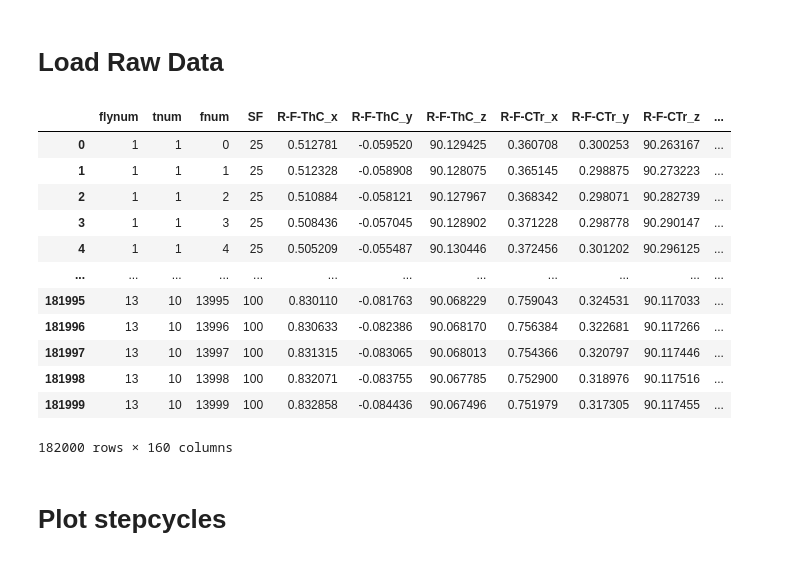
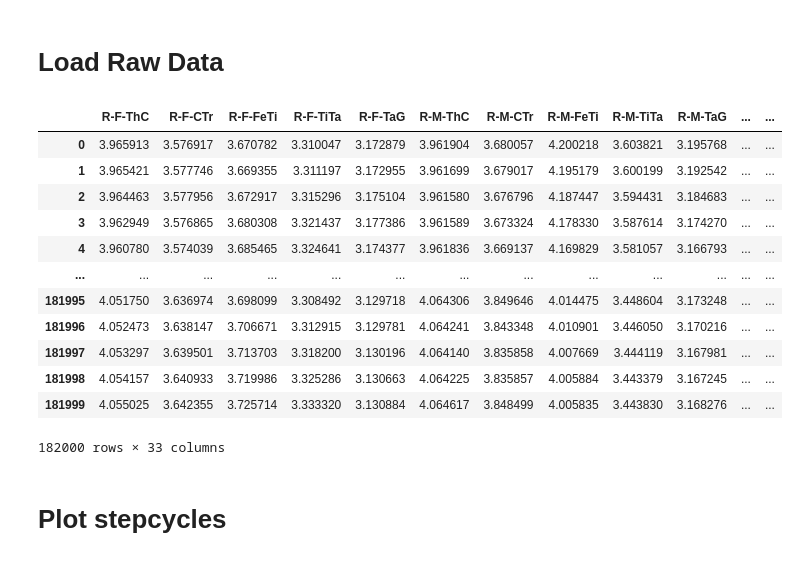
Before and after one commit to bidaye-lab/kinematics_analysis, a Jupyter notebook: data_visualization.ipynb, the cells around one changed output. Cells and saved outputs as stored; diff of their text form; code cells hidden in the pictures.

```diff
--- a/data_visualization.ipynb
+++ b/data_visualization.ipynb
@@ -13,44 +10,59 @@ dfs = pd.read_hdf('./data/Ballsystem_LegKinematics_DataStructures/P9_BPN/alldata
+# %%
+# load HDF file
+dfs = pd.read_hdf('./data/Ballsystem_LegKinematics_DataStructures/P9_BPN/alldata_V3.h5')
+
+# centers of the ball for each df in dfs
+l_ball_c = [
+    np.array([]),
+    np.array([-5.75194107e-02, 4.08134419e+00, 9.06406343e+01]), # P9RT
+    np.array([-3.60054343e-02, 3.83575489e+00, 9.06335406e+01]), # P9LT
+]
 # %%
-# select some fly
-n_fly = 2 # 0: BPN, 1: P9 right, 2: P9 left
-df = dfs.loc[n_fly, 'flydata']
+# select one dataset
+neuron = 2 # 0: BPN, 1: P9 right, 2: P9 left
+
+df = dfs.loc[neuron, 'flydata']
+ball_c = l_ball_c[neuron]
 
 # some sets of columns
 c_xyz = [c for c in df.columns if c[-2:] in ['_x', '_y', '_z']]
 c_tag = [ c for c in c_xyz if 'TaG_' in c ]
 c_ball = [ 'x_vel', 'y_vel', 'z_vel' ]
 
 leg2step = {
     'R-F': 'R1',
     'R-M': 'R2',
     'R-H': 'R3',
     'L-F': 'L1',
     'L-M': 'L2',
     'L-H': 'L3',}
 
 leg2step = {
     'R-F': 'L1',
     'R-M': 'L2',
     'R-H': 'L3',
     'L-F': 'R1',
     'L-M': 'R2',
     'L-H': 'R3',}
 
 df_raw = df
 df_raw
+
+df_d = utl.dist_from_center(df_raw, ball_c)
+df_d
 # %% [output]
-|  | flynum | tnum | fnum | SF | R-F-ThC_x | R-F-ThC_y | R-F-ThC_z | R-F-CTr_x | R-F-CTr_y | R-F-CTr_z | ... |
-| 0 | 1 | 1 | 0 | 25 | 0.512781 | -0.059520 | 90.129425 | 0.360708 | 0.300253 | 90.263167 | ... |
-| 1 | 1 | 1 | 1 | 25 | 0.512328 | -0.058908 | 90.128075 | 0.365145 | 0.298875 | 90.273223 | ... |
-| 2 | 1 | 1 | 2 | 25 | 0.510884 | -0.058121 | 90.127967 | 0.368342 | 0.298071 | 90.282739 | ... |
-| 3 | 1 | 1 | 3 | 25 | 0.508436 | -0.057045 | 90.128902 | 0.371228 | 0.298778 | 90.290147 | ... |
-| 4 | 1 | 1 | 4 | 25 | 0.505209 | -0.055487 | 90.130446 | 0.372456 | 0.301202 | 90.296125 | ... |
-| ... | ... | ... | ... | ... | ... | ... | ... | ... | ... | ... | ... |
-| 181995 | 13 | 10 | 13995 | 100 | 0.830110 | -0.081763 | 90.068229 | 0.759043 | 0.324531 | 90.117033 | ... |
-| 181996 | 13 | 10 | 13996 | 100 | 0.830633 | -0.082386 | 90.068170 | 0.756384 | 0.322681 | 90.117266 | ... |
-| 181997 | 13 | 10 | 13997 | 100 | 0.831315 | -0.083065 | 90.068013 | 0.754366 | 0.320797 | 90.117446 | ... |
-| 181998 | 13 | 10 | 13998 | 100 | 0.832071 | -0.083755 | 90.067785 | 0.752900 | 0.318976 | 90.117516 | ... |
-| 181999 | 13 | 10 | 13999 | 100 | 0.832858 | -0.084436 | 90.067496 | 0.751979 | 0.317305 | 90.117455 | ... |
+|  | R-F-ThC | R-F-CTr | R-F-FeTi | R-F-TiTa | R-F-TaG | R-M-ThC | R-M-CTr | R-M-FeTi | R-M-TiTa | R-M-TaG | ... | ... |
+| 0 | 3.965913 | 3.576917 | 3.670782 | 3.310047 | 3.172879 | 3.961904 | 3.680057 | 4.200218 | 3.603821 | 3.195768 | ... | ... |
+| 1 | 3.965421 | 3.577746 | 3.669355 | 3.311197 | 3.172955 | 3.961699 | 3.679017 | 4.195179 | 3.600199 | 3.192542 | ... | ... |
+| 2 | 3.964463 | 3.577956 | 3.672917 | 3.315296 | 3.175104 | 3.961580 | 3.676796 | 4.187447 | 3.594431 | 3.184683 | ... | ... |
+| 3 | 3.962949 | 3.576865 | 3.680308 | 3.321437 | 3.177386 | 3.961589 | 3.673324 | 4.178330 | 3.587614 | 3.174270 | ... | ... |
+| 4 | 3.960780 | 3.574039 | 3.685465 | 3.324641 | 3.174377 | 3.961836 | 3.669137 | 4.169829 | 3.581057 | 3.166793 | ... | ... |
+| ... | ... | ... | ... | ... | ... | ... | ... | ... | ... | ... | ... | ... |
+| 181995 | 4.051750 | 3.636974 | 3.698099 | 3.308492 | 3.129718 | 4.064306 | 3.849646 | 4.014475 | 3.448604 | 3.173248 | ... | ... |
+| 181996 | 4.052473 | 3.638147 | 3.706671 | 3.312915 | 3.129781 | 4.064241 | 3.843348 | 4.010901 | 3.446050 | 3.170216 | ... | ... |
+| 181997 | 4.053297 | 3.639501 | 3.713703 | 3.318200 | 3.130196 | 4.064140 | 3.835858 | 4.007669 | 3.444119 | 3.167981 | ... | ... |
+| 181998 | 4.054157 | 3.640933 | 3.719986 | 3.325286 | 3.130663 | 4.064225 | 3.835857 | 4.005884 | 3.443379 | 3.167245 | ... | ... |
+| 181999 | 4.055025 | 3.642355 | 3.725714 | 3.333320 | 3.130884 | 4.064617 | 3.848499 | 4.005835 | 3.443830 | 3.168276 | ... | ... |
-182000 rows × 160 columns
+182000 rows × 33 columns
 # %% [markdown]
 # Plot stepcycles
```
Also changed, not shown: parts of 5 cells of this notebook, 1 other file.
